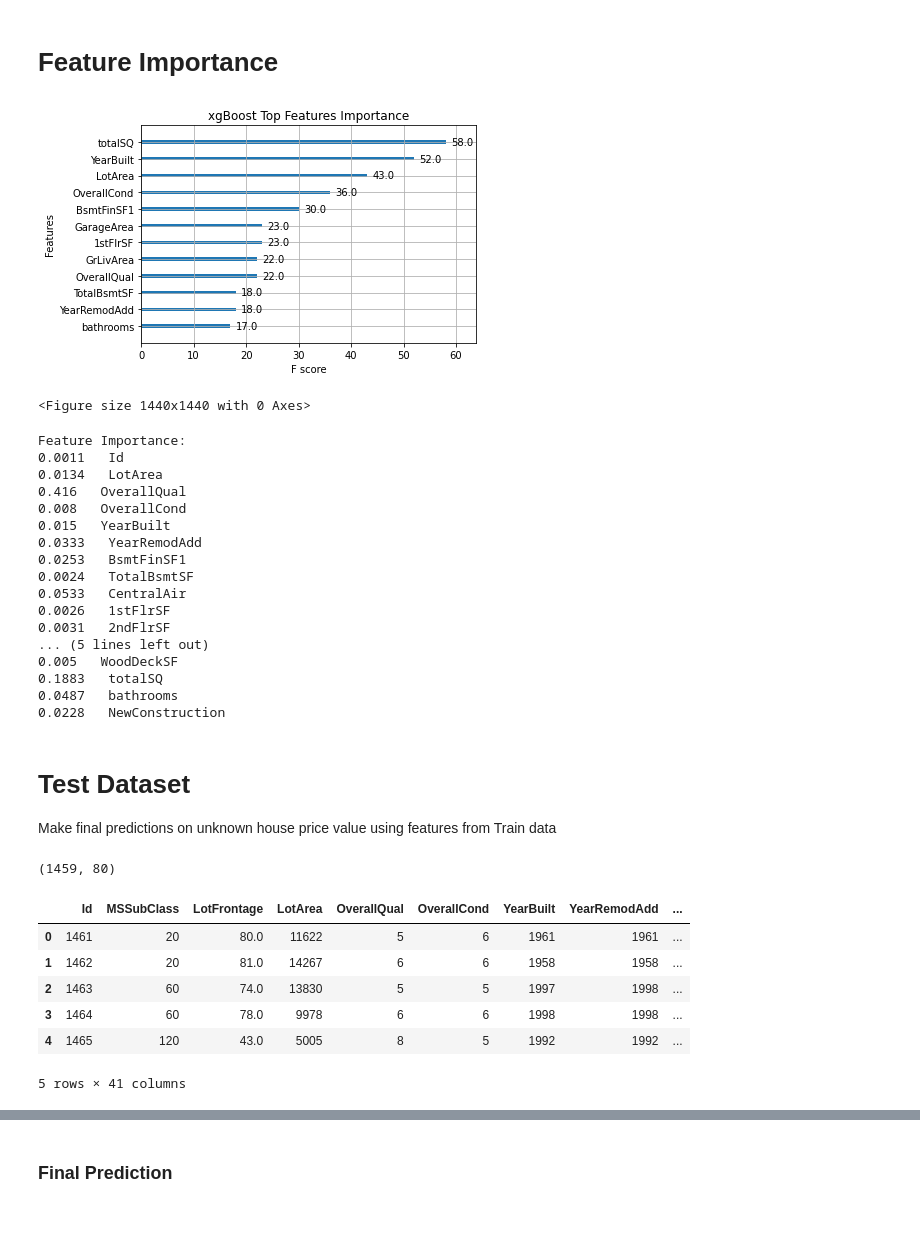
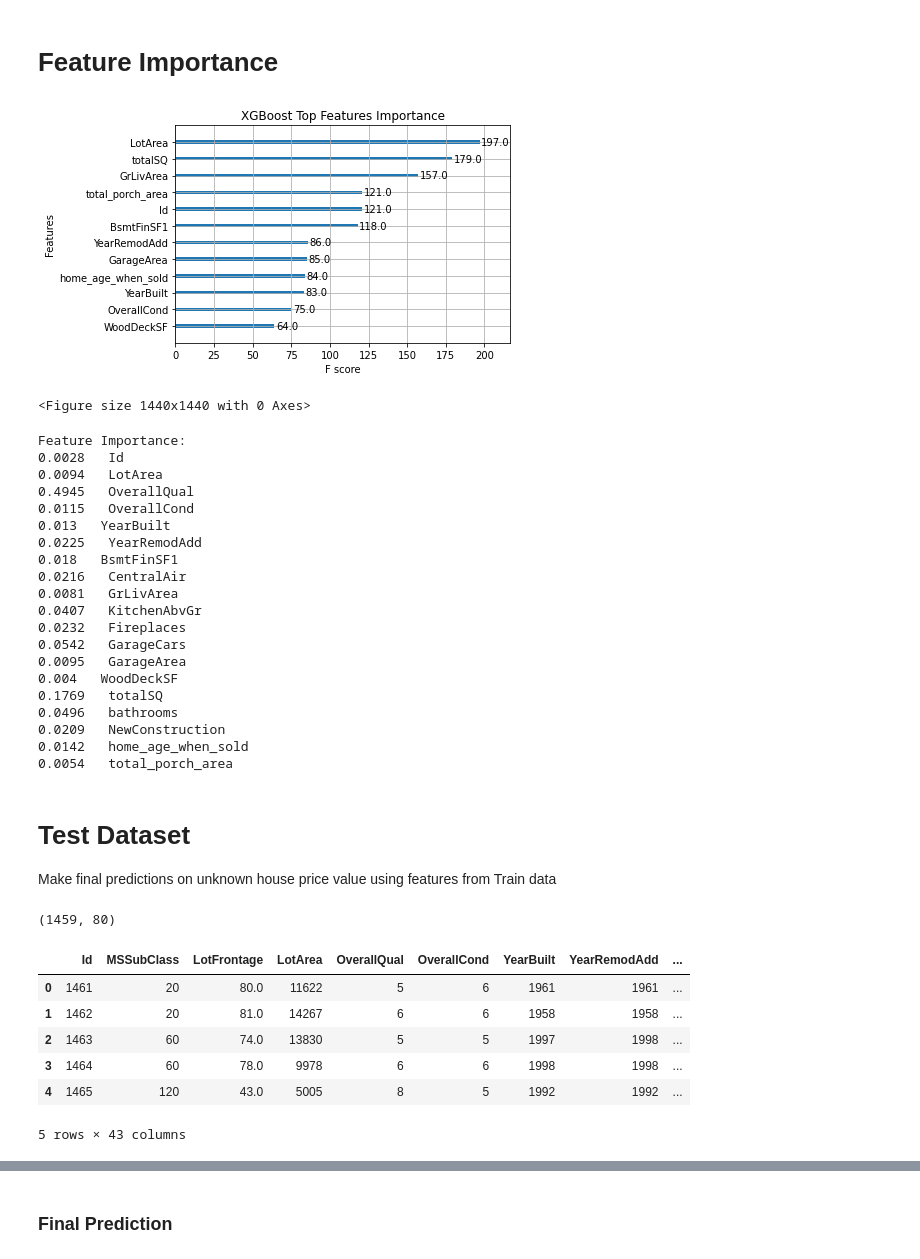
Before and after one commit to ScottySchmidt/MachineLearning, a Jupyter notebook: XGBoost.ipynb, the cells around one changed output, grey strips where cells are left out. Cells and saved outputs as stored; diff of their text form; code cells hidden in the pictures; blank space fills up the shorter version.

Commit message:
Kaggle Notebook | XGBoost | Version 172

```diff
--- a/XGBoost.ipynb
+++ b/XGBoost.ipynb
@@ -90,17 +90,21 @@ Index(['Id', 'MSSubClass', 'MSZoning', 'LotFrontage', 'LotArea', 'Street',
 # Feature Engineer
 # %%
 df['totalSQ']=df['1stFlrSF']+df['2ndFlrSF']+df['TotalBsmtSF']
-df['bathrooms']=df['FullBath']+df['BsmtFullBath']+df['BsmtHalfBath']+df['HalfBath']+df['BsmtHalfBath']
+df['bathrooms']=df['FullBath']+df['BsmtFullBath']+(0.5 * df['BsmtHalfBath'])+(0.5 * df['HalfBath'])
 df['CentralAir'] = df['CentralAir'].replace({'Y':0, 'N':1})
 df['NewConstruction'] = (df['SaleType'] == 'New').astype('int64')
 df["PoolScore"] = df["PoolArea"] * df["PoolQC"]
+df['home_age_when_sold']=df['YrSold']-df['YearBuilt']
+df['total_porch_area'] = df['WoodDeckSF'] + df['OpenPorchSF'] + df['EnclosedPorch'] + df['3SsnPorch'] + df['ScreenPorch']
 #df['hasPool']=df['PoolArea'].apply(lambda x: 1 if x>0 else 0).fillna(0)
 #df['SaleCondition']=df['SaleCondition'].apply(lambda x:1 if x == 'Normal' else 0)
 #df['Condition1']=df['Condition1'].apply(lambda x: 1 if x=='Norm' else 0)
 
+#Newly created features. No longer need:
+df=df.drop(columns=['1stFlrSF', '2ndFlrSF','TotalBsmtSF'])
+df=df.drop(columns=['FullBath','BsmtFullBath', 'BsmtHalfBath','HalfBath', 'BsmtHalfBath'])
 
-#df=df.drop(columns=['1stFlrSF', '2ndFlrSF','TotalBsmtSF'])
-df=df.drop(columns=['FullBath','BsmtFullBath', 'BsmtHalfBath','HalfBath', 'BsmtHalfBath'])
+#View newly created data:
 df[['bathrooms', 'totalSQ', 'CentralAir', 'NewConstruction', 'PoolScore']].head()
 # %% [output]
 |  | bathrooms | totalSQ | CentralAir | NewConstruction | PoolScore |
@@ -565,13 +571,14 @@ Here the best models found by using GridSearch:
 # %%
 xgbFinal = xgb.XGBRegressor(
         n_estimators=150,
-        max_depth=2,
+        max_depth=4,
         reg_lambda=0,
-        reg_alpha=30,
+        reg_alpha=20,
         min_child_weight=10,
         learning_rate=.1,
-        colsample_bytree=1,
-        eta=.01,
+        colsample_bynode=1,
+        colsample_bytree=.9,
+        subsample=.9
     )
 
 #Note: no early stop provides better score:
@@ -604,11 +611,11 @@ xgb.to_graphviz(xgbFinal)
 # %% [markdown]
 # Feature Importance
 # %%
-xgb.plot_importance(xgbFinal, max_num_features=12, title='xgBoost Top Features Importance')
+xgb.plot_importance(xgbFinal, max_num_features=12, title='XGBoost Top Features Importance')
 plt.figure(figsize = (20, 20))
 plt.show()
 # %% [output]
-[figure, old version]
+[figure, new version]
 <Figure size 1440x1440 with 0 Axes>
 # %%
 importance=xgbFinal.feature_importances_
@@ -618,22 +625,25 @@ for num in range(len(name)):
     print(round(importance[num],4), " ", name[num])
 # %% [output]
 Feature Importance:
-0.0011   Id
-0.0134   LotArea
-0.416   OverallQual
-0.008   OverallCond
-0.015   YearBuilt
-0.0333   YearRemodAdd
-0.0253   BsmtFinSF1
-0.0024   TotalBsmtSF
-0.0533   CentralAir
-0.0026   1stFlrSF
-0.0031   2ndFlrSF
-... (5 lines left out)
-0.005   WoodDeckSF
-0.1883   totalSQ
-0.0487   bathrooms
-0.0228   NewConstruction
+0.0028   Id
+0.0094   LotArea
+0.4945   OverallQual
+0.0115   OverallCond
+0.013   YearBuilt
+0.0225   YearRemodAdd
+0.018   BsmtFinSF1
+0.0216   CentralAir
+0.0081   GrLivArea
+0.0407   KitchenAbvGr
+0.0232   Fireplaces
+0.0542   GarageCars
+0.0095   GarageArea
+0.004   WoodDeckSF
+0.1769   totalSQ
+0.0496   bathrooms
+0.0209   NewConstruction
+0.0142   home_age_when_sold
+0.0054   total_porch_area
 # %%
 def randSearch():
     clf_xgb = xgb.XGBRegressor()
@@ -681,10 +691,12 @@ testDF=testDF.fillna(df.mean())
 
 # Feature Engineer
 testDF['totalSQ']=testDF['1stFlrSF']+testDF['2ndFlrSF']+testDF['TotalBsmtSF']
-testDF['bathrooms']=testDF['FullBath']+testDF['BsmtFullBath']+testDF['HalfBath']+testDF['BsmtHalfBath']
+testDF['bathrooms']=testDF['FullBath']+testDF['BsmtFullBath']+(0.5 * testDF['BsmtHalfBath'])+(0.5 * testDF['HalfBath'])
 testDF['CentralAir'] = testDF['CentralAir'].replace({'Y':0, 'N':1})
 testDF['NewConstruction'] = (testDF['SaleType'] == 'New').astype('int64')
 testDF["PoolScore"] = testDF["PoolArea"] * testDF["PoolQC"]
+testDF['home_age_when_sold']=testDF['YrSold']-testDF['YearBuilt']
+testDF['total_porch_area'] = testDF['WoodDeckSF'] + testDF['OpenPorchSF'] + testDF['EnclosedPorch'] + testDF['3SsnPorch'] + testDF['ScreenPorch']
 
 #testDF['SaleCondition']=testDF['SaleCondition'].apply(lambda x:1 if x == 'Normal' else 0)
 #testDF['Condition1']=testDF['Condition1'].apply(lambda x: 1 if x=='Norm' else 0)
@@ -699,7 +711,7 @@ testDF.head()
 | 2 | 1463 | 60 | 74.0 | 13830 | 5 | 5 | 1997 | 1998 | ... |
 | 3 | 1464 | 60 | 78.0 | 9978 | 6 | 6 | 1998 | 1998 | ... |
 | 4 | 1465 | 120 | 43.0 | 5005 | 8 | 5 | 1992 | 1992 | ... |
-5 rows × 41 columns
+5 rows × 43 columns
 # %%
 testIDs=testDF['Id']
 cols=X_test.columns
```
Also changed, not shown: parts of 17 cells of this notebook.
